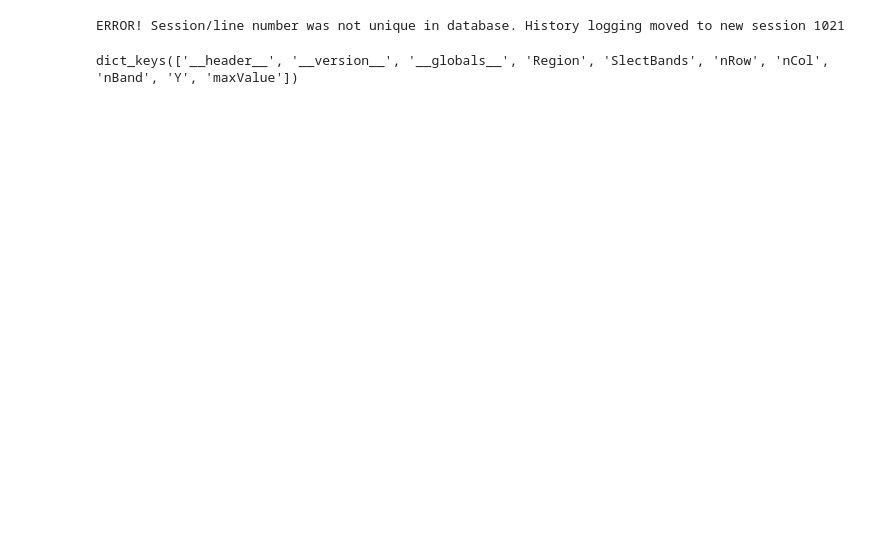
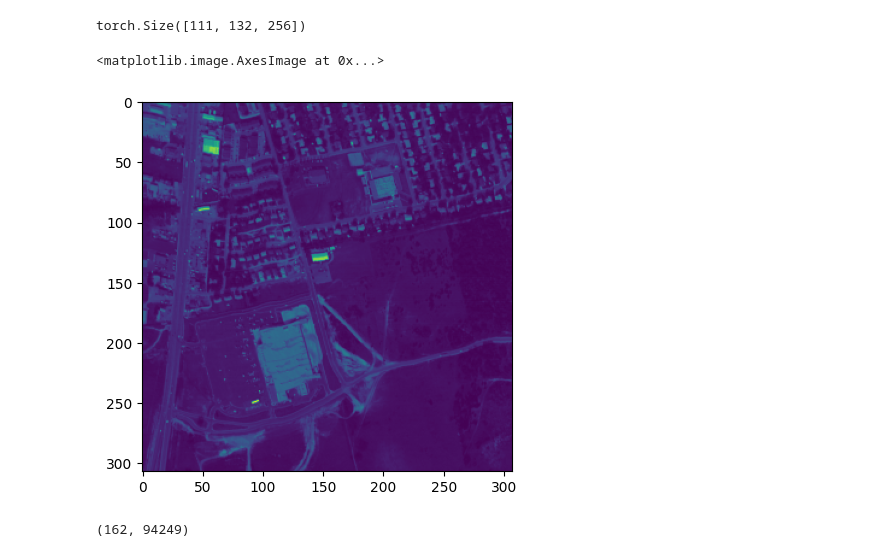
Before and after one commit to edabier/SS-HSU_benchmark, a Jupyter notebook: data_loader.ipynb, the cells around one changed output. Cells and saved outputs as stored; diff of their text form; code cells hidden in the pictures; blank space fills up the shorter version.

Commit message:
dataset management

```diff
--- a/data_loader.ipynb
+++ b/data_loader.ipynb
@@ -1,25 +0,0 @@
-# %%
-import scipy.io
-
-apex = scipy.io.loadmat("/home/ids/edabier/HSU/datasets/Apex/apex_dataset.mat")
-apex_gt = scipy.io.loadmat("/home/ids/edabier/HSU/datasets/Apex/S_VCA_Apex_LS.mat")
-
-cuprite = scipy.io.loadmat("/home/ids/edabier/HSU/datasets/Cuprite/CupriteS1_R188.mat")
-cuprite_gt = scipy.io.loadmat("/home/ids/edabier/HSU/datasets/Cuprite/groundTruth_Cuprite_end12/groundTruth_Cuprite_nEnd12.mat")
-
-jasper = scipy.io.loadmat("/home/ids/edabier/HSU/datasets/Jasper/jasperRidge2_R198.mat")
-jasper_gt = scipy.io.loadmat("/home/ids/edabier/HSU/datasets/Jasper/S_VCA_Jasper_LS.mat")
-
-samson = scipy.io.loadmat("/home/ids/edabier/HSU/datasets/Samson/samson.mat")
-samson_gt = scipy.io.loadmat("/home/ids/edabier/HSU/datasets/Samson/S_VCA_Samson_LS.mat")
-
-urban = scipy.io.loadmat("/home/ids/edabier/HSU/datasets/Urban/Urban.mat")
-urban_gt = scipy.io.loadmat("/home/ids/edabier/HSU/datasets/Urban/end6_groundTruth.mat")
-
-sets = {"apex": [apex, apex_gt], "cuprite": [cuprite, cuprite_gt], "jasper": [jasper, jasper_gt], "samson": [samson, samson_gt], "urban": [urban, urban_gt]}
-# %% [output]
-ERROR! Session/line number was not unique in database. History logging moved to new session 1021
-# %%
-jasper.keys()
-# %% [output]
-dict_keys(['__header__', '__version__', '__globals__', 'Region', 'SlectBands', 'nRow', 'nCol', 'nBand', 'Y', 'maxValue'])
@@ -25,0 +9,37 @@ dict_keys(['__header__', '__version__', '__globals__', 'Region', 'SlectBands', '
+# %%
+data = io.loadmat("/home/ids/edabier/HSU/SS-HSU_benchmark/datasets_raw/Donnees labo avec GT/scene1/scene1_mixture1.mat")
+y = torch.tensor(data["scene1_mixture1"])
+data.keys()
+y.shape
+# print(data["Y"].shape, data["E"].shape, data["A"].shape, data["H"], data["W"], data["p"], data["L"], data["D"].shape, data["M"])
+# %% [output]
+torch.Size([111, 132, 256])
+# %%
+import torch
+import matplotlib.pyplot as plt
+import scipy.io as io
+
+dataset = "urban"
+data = io.loadmat(f"../datasets/{dataset}.mat")
+Y = torch.tensor(data["Y"])
+plt.imshow(Y.reshape(Y.shape[0], int(Y.shape[1]**0.5), int(Y.shape[1]**0.5))[10,:,:])
+# %% [output]
+<matplotlib.image.AxesImage at 0x...>
+[figure, added]
+# %%
+# a = scipy.io.loadmat(f"/home/ids/edabier/HSU/datasets_raw/{dataset}/Urban.mat")
+# a_gt = scipy.io.loadmat(f"/home/ids/edabier/HSU/datasets_raw/{dataset}/end6_groundTruth.mat")
+
+# standard_data = {
+#     'Y': a["X"],
+#     'E': a_gt["M"],
+#     'A': a_gt["A"]
+# }
+
+# scipy.io.savemat(f"/home/ids/edabier/HSU/datasets/{dataset}.mat", standard_data)
+dataset = "urban"
+
+a = scipy.io.loadmat(f"/home/ids/edabier/HSU/SS-HSU_benchmark/datasets/{dataset}.mat")
+a['Y'].shape
+# %% [output]
+(162, 94249)
```
Also changed, not shown: parts of 3 cells of this notebook, 14 other files.
